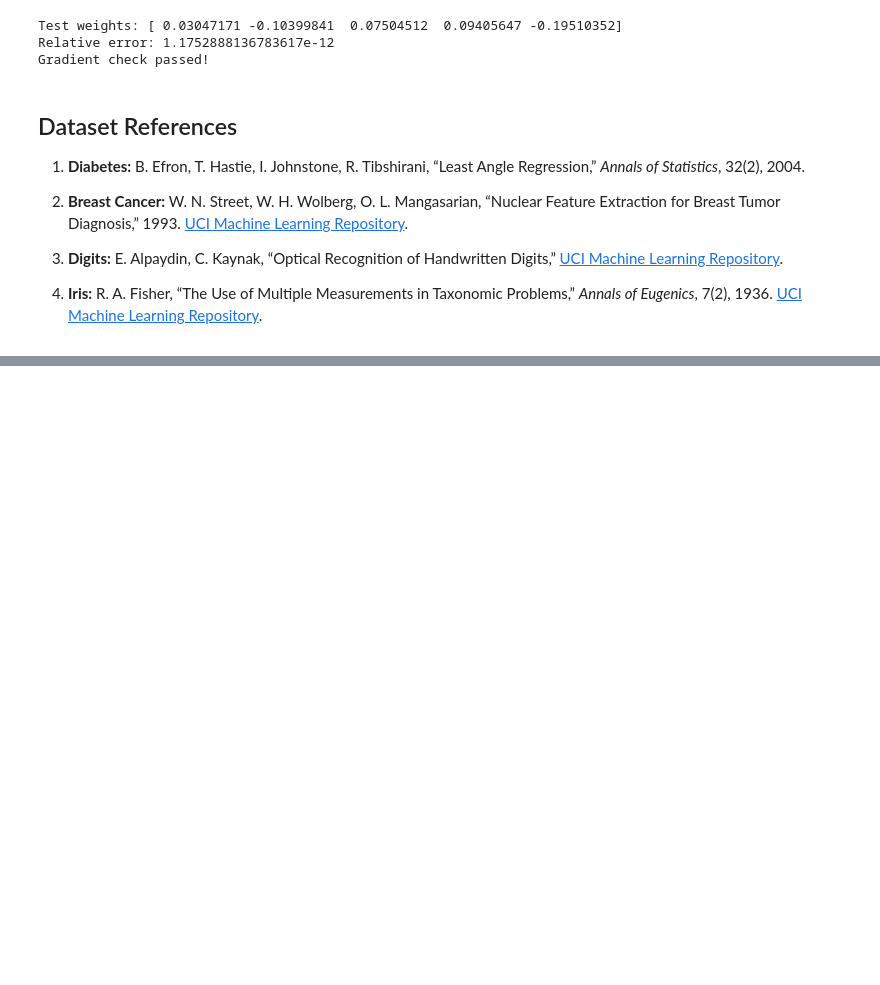
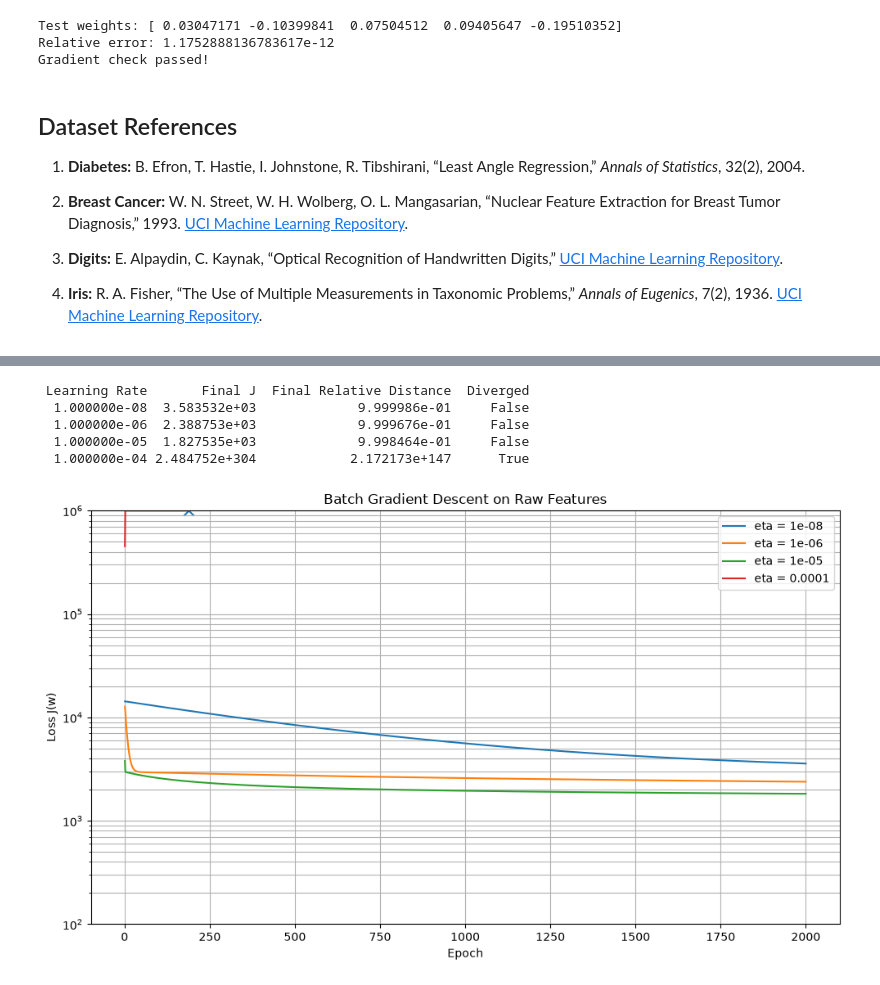
Before and after one commit to yosuefelshref-commits/ML_Assignment_2, a Jupyter notebook: Assignment_2.ipynb, the cells around one changed output, grey strips where cells are left out. Cells and saved outputs as stored; diff of their text form; code cells hidden in the pictures; blank space fills up the shorter version.

```diff
--- a/Assignment_2.ipynb
+++ b/Assignment_2.ipynb
@@ -503,0 +919,67 @@ Gradient check passed!
+# %%
+raw_results_table = []
+for eta, result in raw_gd_results.items():
+    losses = result["loss"]
+    distances = result["distance"]
+
+    raw_results_table.append({
+        "Learning Rate": eta,
+        "Final J": losses[-1] if losses else np.nan,
+        "Final Relative Distance": distances[-1] if distances else np.nan,
+        "Diverged": result["diverged"]
+    })
+raw_gd_table = pd.DataFrame(raw_results_table)
+print(raw_gd_table.to_string(index=False))
+# %% [output]
+ Learning Rate       Final J  Final Relative Distance  Diverged
+  1.000000e-08  3.583532e+03             9.999986e-01     False
+  1.000000e-06  2.388753e+03             9.999676e-01     False
+  1.000000e-05  1.827535e+03             9.998464e-01     False
+  1.000000e-04 2.484752e+304            2.172173e+147      True
+# %%
+
+# BEGIN AI-GENERATED CODE
+plt.figure(figsize=(10, 6))
+
+# Visualization limit only; original results remain unchanged
+plot_cap = 1e6
+
+for eta, result in raw_gd_results.items():
+
+    losses = np.array(result["loss"], dtype=float)
+
+    # Keep finite positive values
+    valid = np.isfinite(losses) & (losses > 0)
+
+    epochs_axis = np.arange(1, len(losses) + 1)
+
+    # Cap very large values for visualization
+    plotted_losses = np.minimum(losses[valid], plot_cap)
+
+    plt.plot(
+        epochs_axis[valid],
+        plotted_losses,
+        label=f"eta = {eta}"
+    )
+
+    # Mark experiments that diverged
+    if result["diverged"]:
+        plt.scatter(
+            epochs_axis[valid][-1],
+            plotted_losses[-1],
+            marker="x",
+            s=80
+        )
+
+plt.yscale("log")
+plt.ylim(1e2, plot_cap)
+plt.xlabel("Epoch")
+plt.ylabel("Loss J(w)")
+plt.title("Batch Gradient Descent on Raw Features")
+plt.legend()
+plt.grid(True, which="both")
+plt.tight_layout()
+plt.show()
+# END AI-GENERATED CODE
+# %% [output]
+[figure, added]
```
Also changed, not shown: parts of 43 cells of this notebook.
